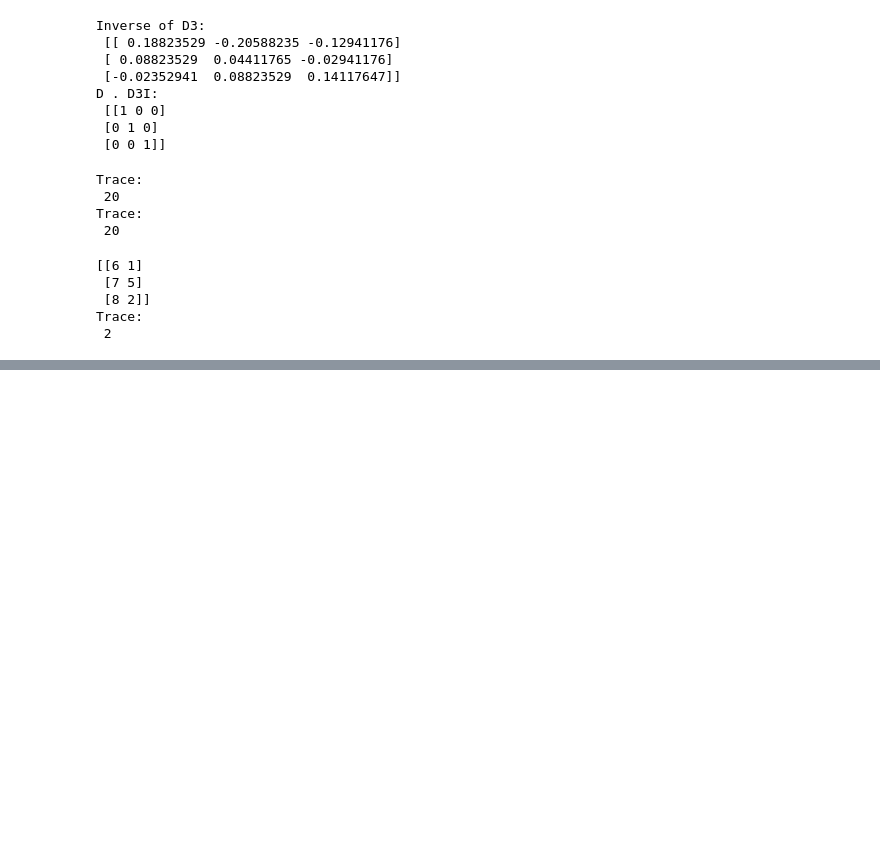
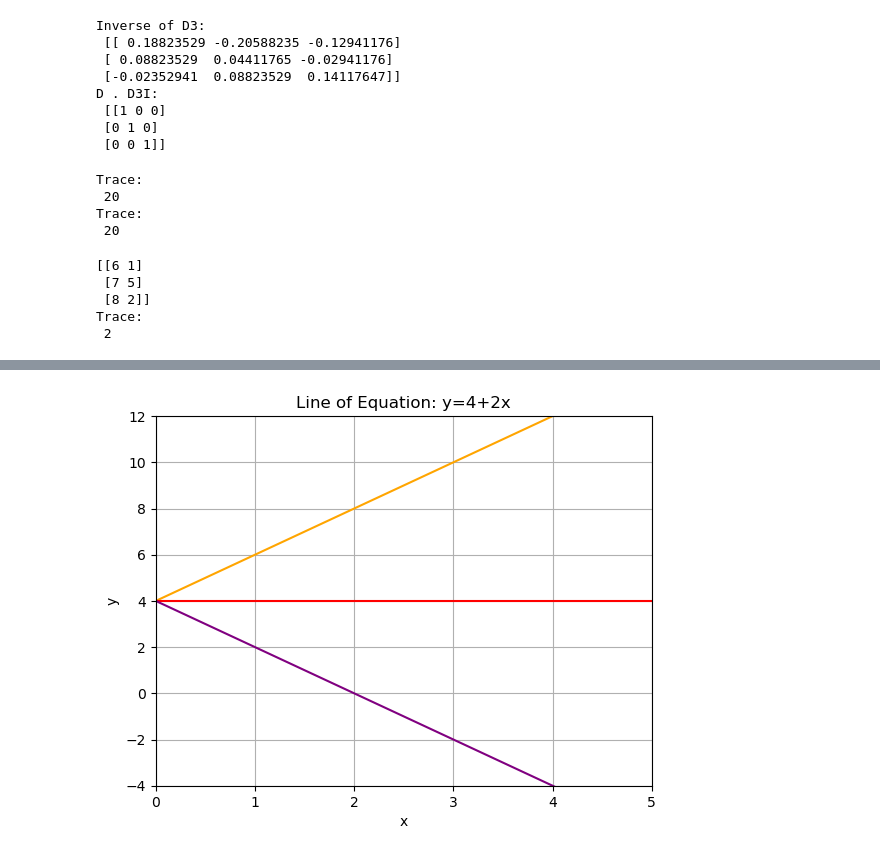
Before and after one commit to MaidaNadeem-FCIT/TestForGit, a Jupyter notebook: Python Programming/Module-4Statistics/4.3LinearAlgebraForMLp1.ipynb, the cells around one changed output, grey strips where cells are left out. Drawn from its saved outputs; the diff is of its cells as text; code cells hidden in the pictures; blank space fills up the shorter version.

```diff
--- a/Python Programming/Module-4Statistics/4.3LinearAlgebraForMLp1.ipynb
+++ b/Python Programming/Module-4Statistics/4.3LinearAlgebraForMLp1.ipynb
@@ -1192,0 +1226,19 @@ Trace:
+# %%
+#SLOPE DIFFERENT Y-INTERCEPT SAME....
+x=np.array([0,5])
+y= 4+ 2*x
+y1=4 + 0* x
+y2=4 + -2*x
+
+fig,ax = plt.subplots()
+plt.xlabel("x")
+plt.ylabel("y")
+plt.title("Line of Equation: y=4+2x")
+ax.set_xlim([0,5])
+ax.set_ylim([-4,12])
+ax.plot(x,y, c='orange')
+ax.plot(x,y1, c='red')
+ax.plot(x,y2, c='purple')
+ax.grid("True")
+# %% [output]
+[figure, added]
```
Also changed, not shown: parts of 17 cells of this notebook.
